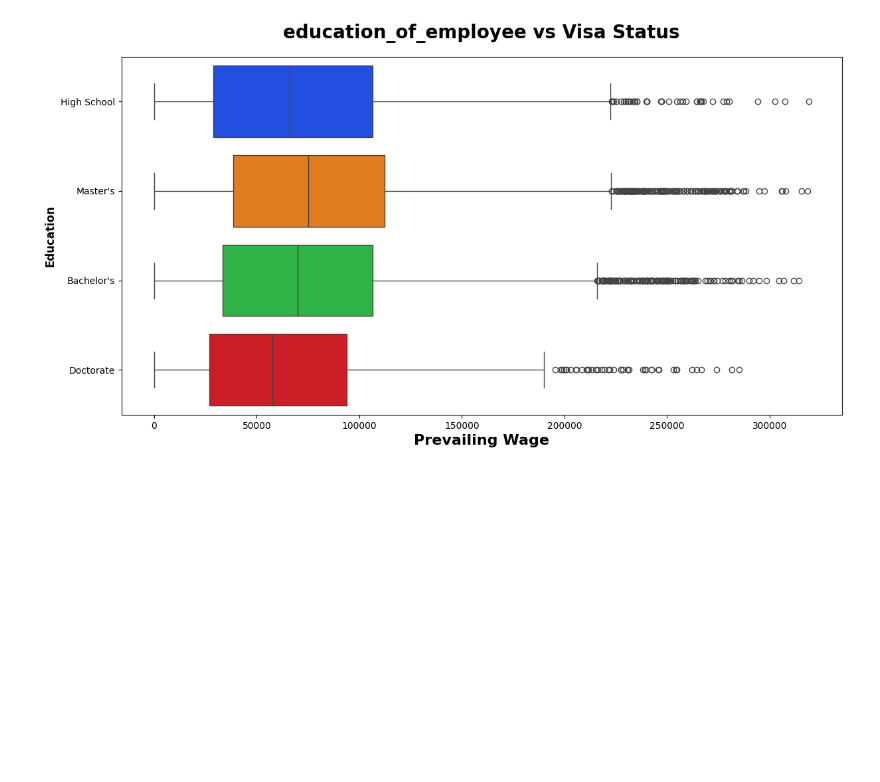
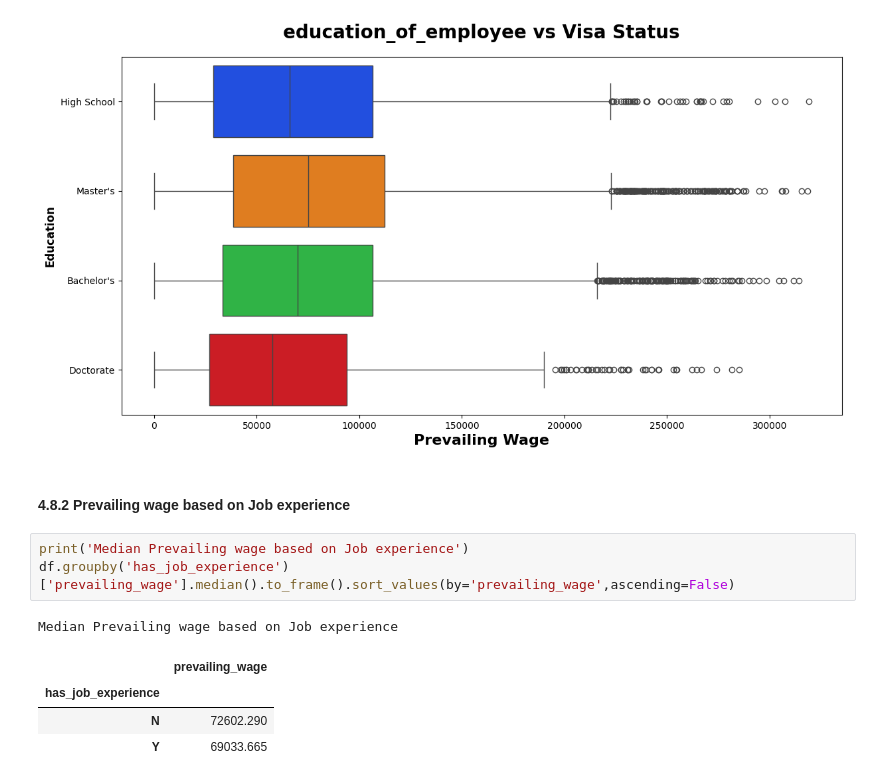
Before and after one commit to tproma/End_to_End_ML_Visa_Approval_Prediction, a Jupyter notebook: Notebook/1_EDA.ipynb, the cells around one changed output. Cells and saved outputs as stored; diff of their text form; blank space fills up the shorter version.

```diff
--- a/Notebook/1_EDA.ipynb
+++ b/Notebook/1_EDA.ipynb
@@ -539,3 +539,14 @@ plt.ylabel("Education", weight="bold", fontsize=12)
 plt.show()
 # %% [output]
 [figure]
+# %% [markdown]
+#### 4.8.2 Prevailing wage based on Job experience
+# %%
+print('Median Prevailing wage based on Job experience')
+df.groupby('has_job_experience')['prevailing_wage'].median().to_frame().sort_values(by='prevailing_wage',ascending=False)
+# %% [output]
+Median Prevailing wage based on Job experience
+|  | prevailing_wage |
+| has_job_experience |  |
+| N | 72602.290 |
+| Y | 69033.665 |
```
Also changed, not shown: parts of 3 cells of this notebook.
